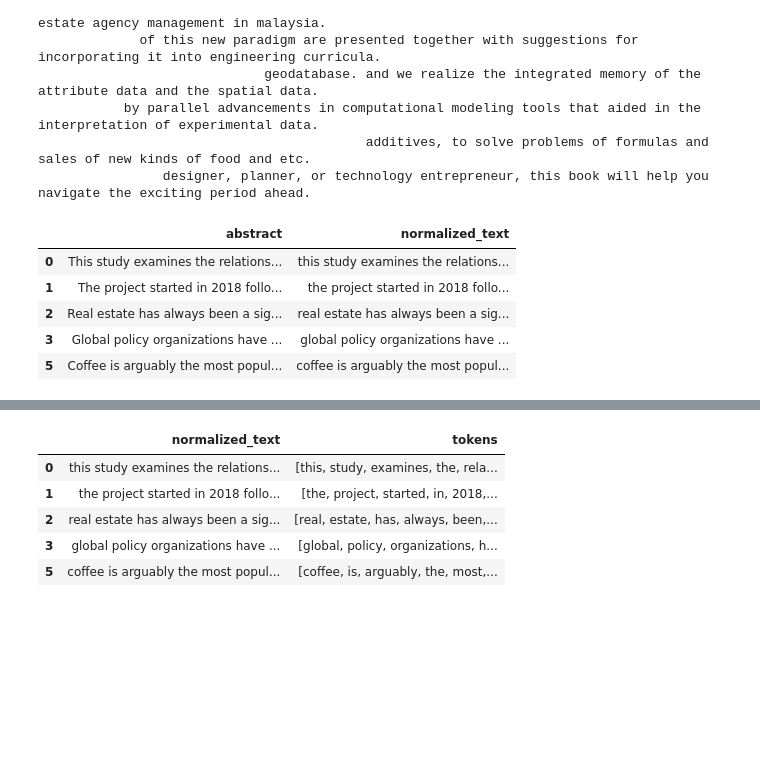
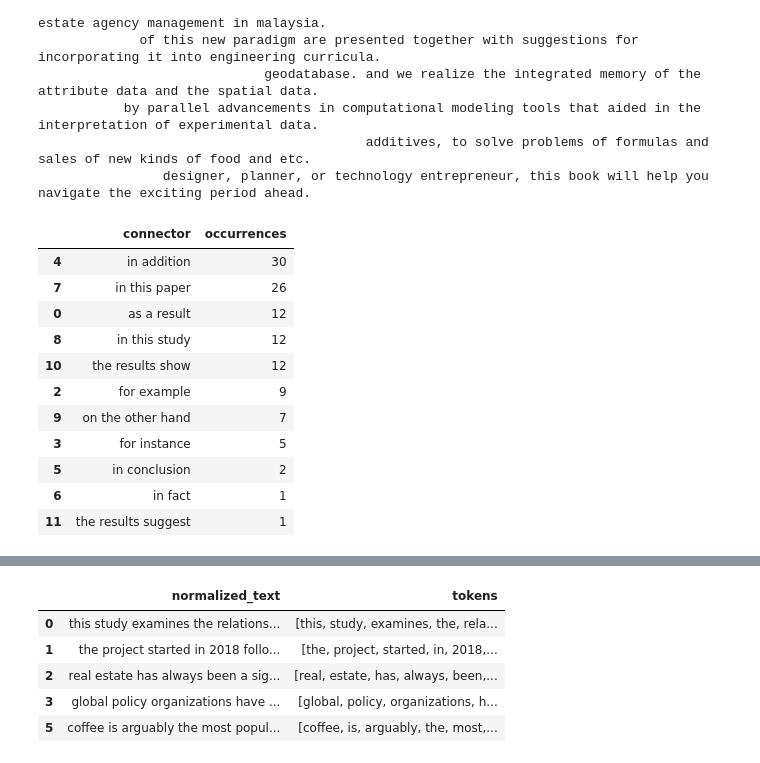
Before and after one commit to jdvelasq/classroom-vibecoding, a Jupyter notebook: implementation/predictiva/P202_tokenizacion/professor/notebook.ipynb, the cells around one changed output, grey strips where cells are left out. Saved outputs shown, nothing was run; the diff lists cells and outputs as text; code cells hidden in the pictures; blank space fills up the shorter version.

Commit message:
Mark discourse connectors in abstracts

```diff
--- a/implementation/predictiva/P202_tokenizacion/professor/notebook.ipynb
+++ b/implementation/predictiva/P202_tokenizacion/professor/notebook.ipynb
@@ -143,27 +143,44 @@ bim-gis semi-automatic prototype based on the depreciated reconstruction cost th
                                           additives, to solve problems of formulas and sales of new kinds of food and etc.
                 designer, planner, or technology entrepreneur, this book will help you navigate the exciting period ahead.
 # %%
-# Las formulaciones retóricas son frecuentes entre abstracts y no diferencian un tema de investigación de otro.
+# Se presentan algunos conectores que aparecen en el corpus para conservar expresiones de varias palabras como una sola unidad.
 
-formulation_patterns = [
-    r"\bin this (?:study|paper|article)\b",
-    r"\bas a result\b",
-    r"\bthe results (?:show|indicate|suggest|reveal)\b",
+selected_connectors = [
+    "as a result",
+    "as a consequence",
+    "for example",
+    "for instance",
+    "in addition",
+    "in conclusion",
+    "in fact",
+    "in this paper",
+    "in this study",
+    "on the other hand",
+    "the results show",
+    "the results suggest",
 ]
 
-for pattern in formulation_patterns:
-    dataframe["normalized_text"] = dataframe["normalized_text"].str.replace(
-        pattern,
-        " ",
-        regex=True,
-    )
+connector_counts = pd.DataFrame(
+    {
+        "connector": selected_connectors,
+        "occurrences": [
+            dataframe["normalized_text"].str.count(r"\b" + connector + r"\b").sum()
+            for connector in selected_connectors
+        ],
+    }
+).query("occurrences > 0")
 
-dataframe["normalized_text"] = dataframe["normalized_text"].str.split().str.join(" ")
-dataframe[["abstract", "normalized_text"]].head()
+connector_counts.sort_values("occurrences", ascending=False)
 # %% [output]
-|  | abstract | normalized_text |
-| 0 | This study examines the relations... | this study examines the relations... |
-| 1 | The project started in 2018 follo... | the project started in 2018 follo... |
-| 2 | Real estate has always been a sig... | real estate has always been a sig... |
-| 3 | Global policy organizations have ... | global policy organizations have ... |
-| 5 | Coffee is arguably the most popul... | coffee is arguably the most popul... |
+|  | connector | occurrences |
+| 4 | in addition | 30 |
+| 7 | in this paper | 26 |
+| 0 | as a result | 12 |
+| 8 | in this study | 12 |
+| 10 | the results show | 12 |
+| 2 | for example | 9 |
+| 9 | on the other hand | 7 |
+| 3 | for instance | 5 |
+| 5 | in conclusion | 2 |
+| 6 | in fact | 1 |
+| 11 | the results suggest | 1 |
```
Also changed, not shown: parts of 3 cells of this notebook, 4 other files.
